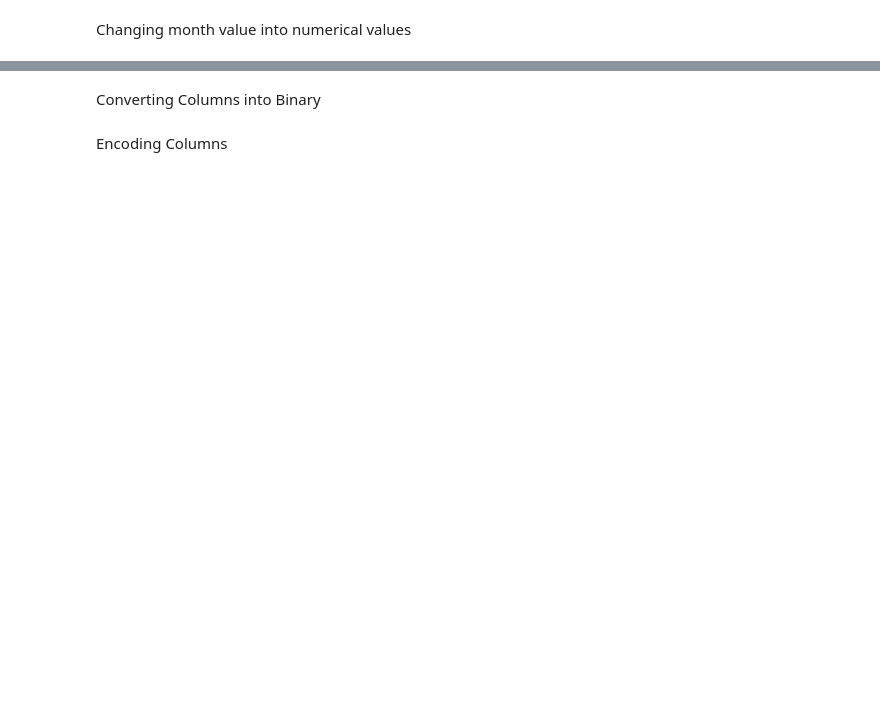
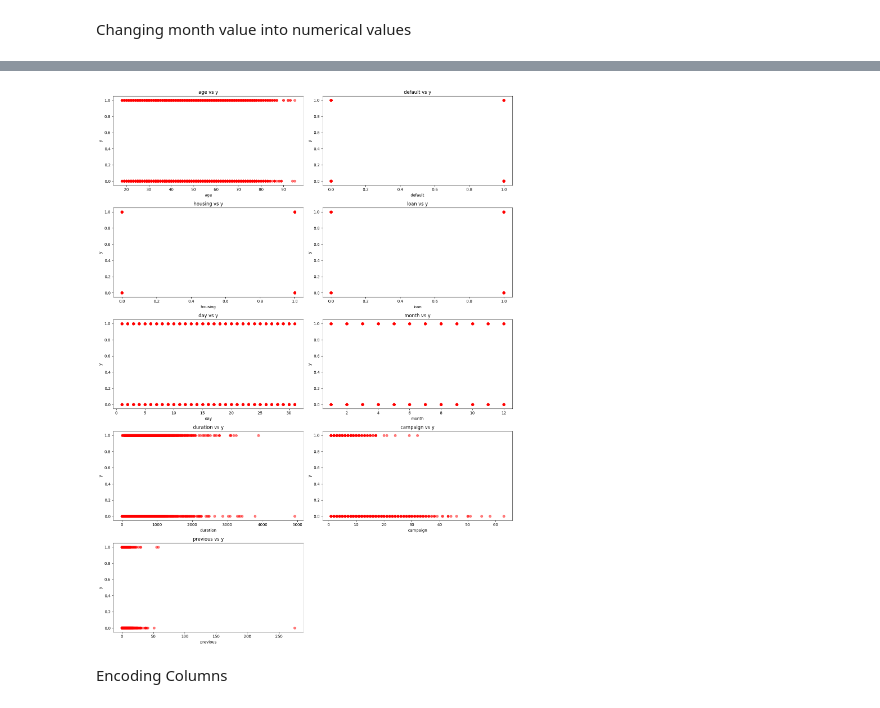
Before and after one commit to llawlaw23/Data-Analytics-Pathway-Assessment, a Jupyter notebook: Bank Data Analysis.ipynb, the cells around one changed output, grey strips where cells are left out. Saved outputs shown, nothing was run; the diff lists cells and outputs as text; code cells hidden in the pictures; blank space fills up the shorter version.

Commit message:
Updated Data

```diff
--- a/Bank Data Analysis.ipynb
+++ b/Bank Data Analysis.ipynb
@@ -18,5 +30,5 @@ pd.read_csv("Data/bank.csv")
 the data from the above code was not align well.
 so alignment and cleaning of data starts from free
 # %%
-train_df = pd.read_csv("Data/bank-full.csv", sep=';')
-train_df.head()
+law = pd.read_csv("Data/bank-full.csv", sep=";")
+law.head()
@@ -69,5 +141,5 @@ train_df
 # %%
 # Changing Yes and No to 1 and 0 (Where Yes is 1 and No is 0)
-yes_no_columns = train_df.columns[train_df.isin(['yes', 'no']).any()]
-train_df[yes_no_columns] = train_df[yes_no_columns].applymap(lambda x: 1 if x == 'yes' else (0 if x == 'no' else x))
+yes_no_columns = law.columns[law.isin(["yes", "no"]).any()]
+law[yes_no_columns] = law[yes_no_columns].applymap(lambda x: 1 if x == "yes" else (0 if x == "no" else x))
 # %%
@@ -80,17 +154,17 @@ test_df
 # %%
-P_values = ['age', 'default', 'housing', 'loan', 'day', 'month', 'duration', 'campaign', 'previous']
+P_values = ["age", "default", "housing", "loan", "day", "month", "duration", "campaign", "previous"]
 plt.figure(figsize=(15, 20))
 for i, P_values in enumerate(P_values):
     plt.subplot(5, 2, i + 1)
-    if train_df[P_values].dtype == 'object':
-        sns.stripplot(x = P_values, y='y', data = train_df, jitter=True, alpha=0.6)
+    if law[P_values].dtype == "object":
+        sns.stripplot(x = P_values, y="y", data = law, jitter=True, alpha=0.6)
     else:
-        plt.scatter(train_df[P_values], train_df['y'], alpha = 0.5, color = "red")
+        plt.scatter(law[P_values], law["y"], alpha = 0.5, color = "red")
         plt.xlabel(P_values)
-        plt.ylabel('y')
-        plt.title(f'{P_values} vs y')
+        plt.ylabel("y")
+        plt.title(f"{P_values} vs y")
 
 plt.tight_layout()
 plt.show()
+# %% [output]
+[figure, added]
-# %% [markdown]
-Converting Columns into Binary
```
Also changed, not shown: parts of 41 cells of this notebook, 3 other files.
